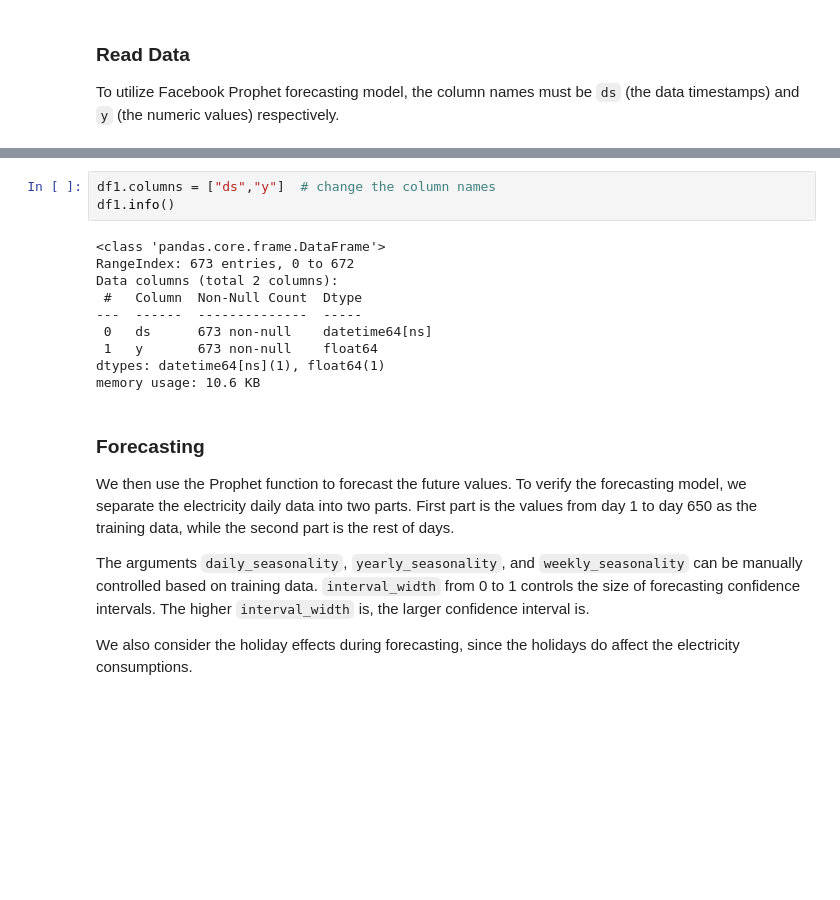
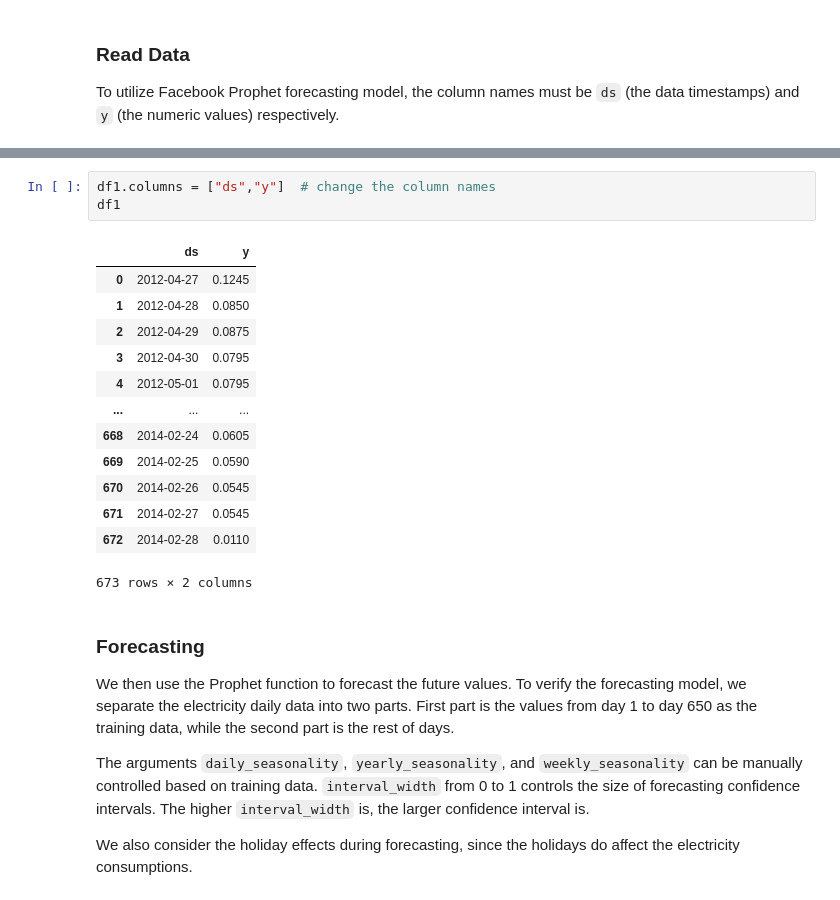
Before and after one commit to TAMIDSpiyalong/Advanced-Concepts-in-Machine-Learning-for-Energy, a Jupyter notebook: Lecture_5d_prophet.ipynb, the cells around one changed output, grey strips where cells are left out. Saved outputs shown, nothing was run; the diff lists cells and outputs as text; blank space fills up the shorter version.

```diff
--- a/Lecture_5d_prophet.ipynb
+++ b/Lecture_5d_prophet.ipynb
@@ -33,16 +50,20 @@ df1 = pd.read_csv('https://raw.githubusercontent.com/jtao/AdvancedML/main/data/E
 # %%
 df1.columns = ["ds","y"]  # change the column names
-df1.info()
+df1
 # %% [output]
+|  | ds | y |
+| 0 | 2012-04-27 | 0.1245 |
+| 1 | 2012-04-28 | 0.0850 |
+| 2 | 2012-04-29 | 0.0875 |
+| 3 | 2012-04-30 | 0.0795 |
+| 4 | 2012-05-01 | 0.0795 |
+| ... | ... | ... |
+| 668 | 2014-02-24 | 0.0605 |
+| 669 | 2014-02-25 | 0.0590 |
+| 670 | 2014-02-26 | 0.0545 |
+| 671 | 2014-02-27 | 0.0545 |
+| 672 | 2014-02-28 | 0.0110 |
-<class 'pandas.core.frame.DataFrame'>
-RangeIndex: 673 entries, 0 to 672
-Data columns (total 2 columns):
- #   Column  Non-Null Count  Dtype
----  ------  --------------  -----
- 0   ds      673 non-null    datetime64[ns]
- 1   y       673 non-null    float64
-dtypes: datetime64[ns](1), float64(1)
-memory usage: 10.6 KB
+673 rows × 2 columns
 # %% [markdown]
 ### Forecasting
 We then use the Prophet function to forecast the future values. To verify the forecasting model, we separate the electricity daily data into two parts. First part is the values from day 1 to day 650 as the training data, while the second part is the rest of days.
```
Also changed, not shown: parts of 4 cells of this notebook.
